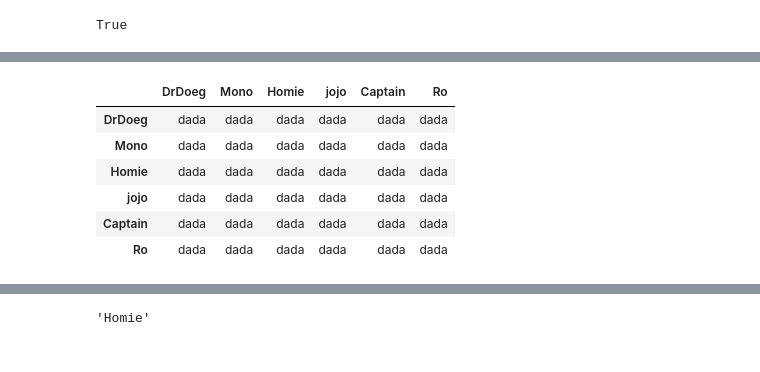
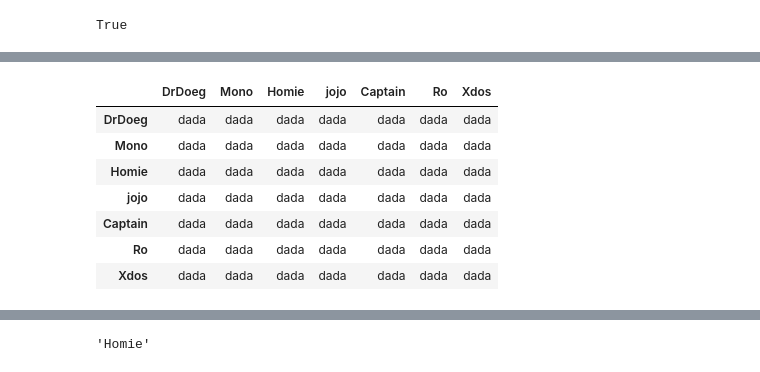
Before and after one commit to ProfDoeg/Colegio_Invisible, a Jupyter notebook: 04_cuaderno.ipynb, the cells around one changed output, grey strips where cells are left out. Drawn from its saved outputs; the diff is of its cells as text; code cells hidden in the pictures.

```diff
--- a/04_cuaderno.ipynb
+++ b/04_cuaderno.ipynb
@@ -176,4 +179,5 @@ participants
 # %%
 sheet1=sheets.worksheets()[1]
-sheet1
+sheet2=sheets.worksheets()[2]
+sheet1,sheet2
 # %% [output]
@@ -209,15 +195,17 @@ Successfully installed gspread-5.1.1
 # %%
 df=pd.DataFrame('dada',columns=participants,index=participants)
 sheet1.update([df.columns.values.tolist()] + df.values.tolist())
+sheet2.update([df.columns.values.tolist()] + df.values.tolist())
 df
 # %% [output]
-|  | DrDoeg | Mono | Homie | jojo | Captain | Ro |
-| DrDoeg | dada | dada | dada | dada | dada | dada |
-| Mono | dada | dada | dada | dada | dada | dada |
-| Homie | dada | dada | dada | dada | dada | dada |
-| jojo | dada | dada | dada | dada | dada | dada |
-| Captain | dada | dada | dada | dada | dada | dada |
-| Ro | dada | dada | dada | dada | dada | dada |
+|  | DrDoeg | Mono | Homie | jojo | Captain | Ro | Xdos |
+| DrDoeg | dada | dada | dada | dada | dada | dada | dada |
+| Mono | dada | dada | dada | dada | dada | dada | dada |
+| Homie | dada | dada | dada | dada | dada | dada | dada |
+| jojo | dada | dada | dada | dada | dada | dada | dada |
+| Captain | dada | dada | dada | dada | dada | dada | dada |
+| Ro | dada | dada | dada | dada | dada | dada | dada |
+| Xdos | dada | dada | dada | dada | dada | dada | dada |
 # %%
 dataframe1 = pd.DataFrame(sheet1.get_all_records())
 dataframe1.index=dataframe1.columns
```
Also changed, not shown: parts of 25 cells of this notebook.
